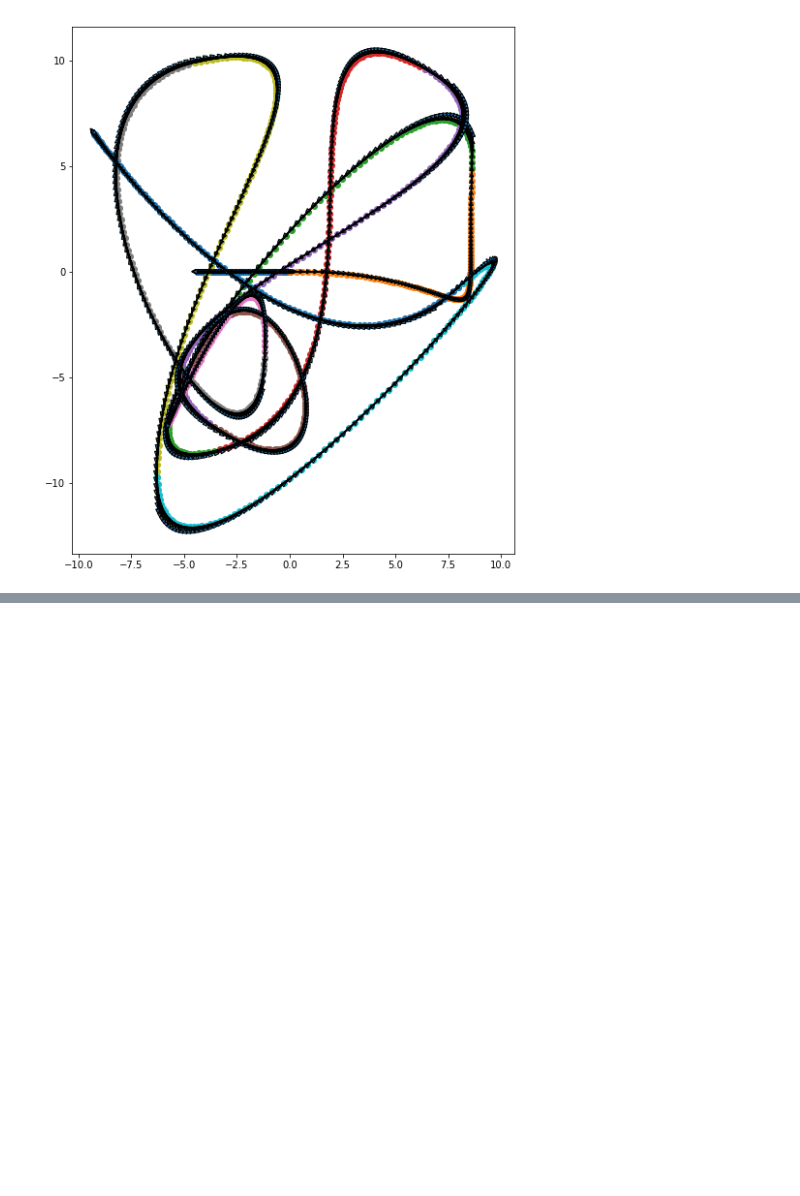
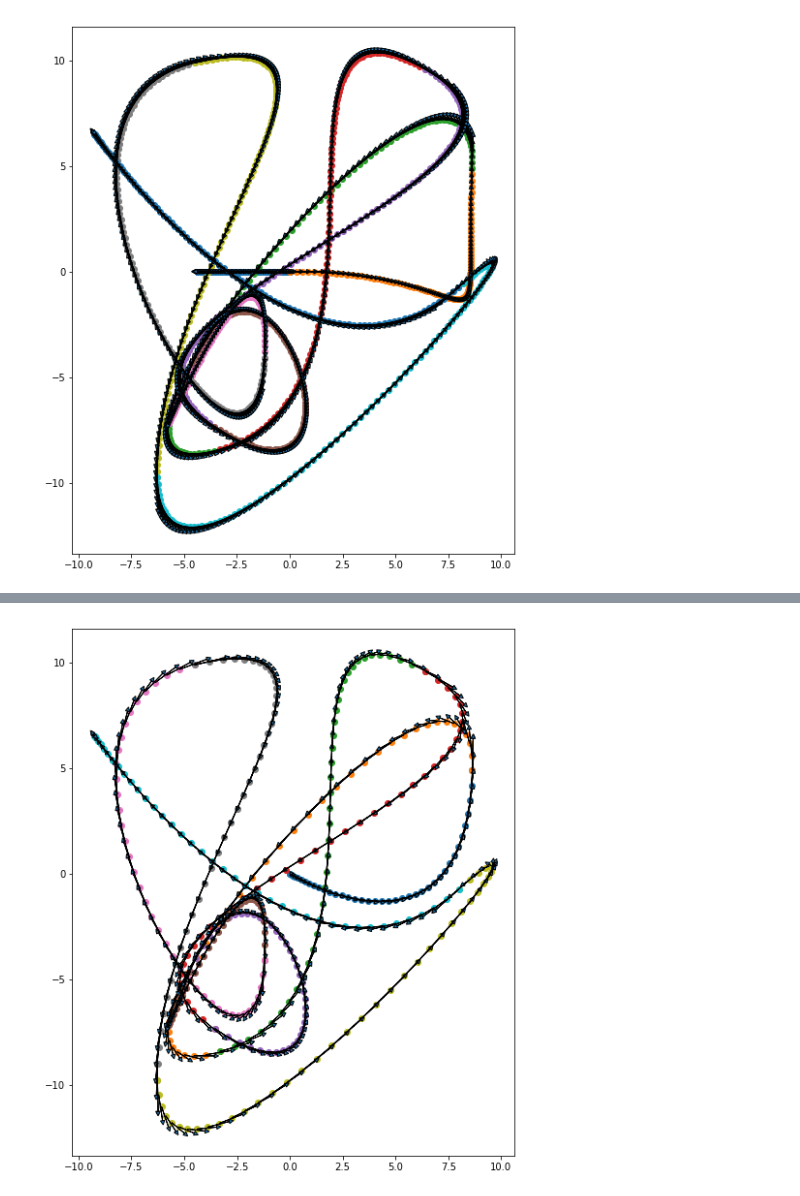
Before and after one commit to jacky-liang/roboopt, a Jupyter notebook: hw2/TrajOpt SB.ipynb, the cells around one changed output, grey strips where cells are left out. Saved outputs shown, nothing was run; the diff lists cells and outputs as text; code cells hidden in the pictures; blank space fills up the shorter version.

```diff
--- a/hw2/TrajOpt SB.ipynb
+++ b/hw2/TrajOpt SB.ipynb
@@ -170,8 +170,8 @@ def cubic_hermite_d(ts, x0, x1, v0, v1):
 # %%
 # define params
 wps_trch = tensor(wps, requires_grad=True)
-seg_times = ones(len(wps) - 1)
-seg_speeds = ones(len(wps) - 1) * 30
+wp_speeds = tensor(np.ones(len(wps) - 2) * 30, requires_grad=True)
+seg_times = tensor(np.ones(len(wps) - 1) * 10, requires_grad=True)
 
 # define bounds
 wps_delta = from_numpy(np.array([CS['waypoint_tol'], CS['waypoint_tol'], np.deg2rad(CS['angle_tol'])]))
@@ -180,3 +180,5 @@ wps_lo, wps_hi = wps_trch - wps_delta, wps_trch + wps_delta
 seg_times_lo = from_numpy(np.linalg.norm(wps[1:, :2] - wps[:-1, :2], axis=1) / CS['max_vel'])
 
 seg_speed_lo, seg_speed_hi = from_numpy(np.array(0)), from_numpy(np.array(CS['max_vel']))
+
+trajs_lo, trajs_hi = from_numpy(CS['xyp_lims_lo']), from_numpy(CS['xyp_lims_hi'])
@@ -186,16 +189,18 @@ n_pts = 40
 # %%
-def gen_trajs(wps, seg_speeds, n_pts):
+def gen_trajs(wps, wp_speeds, n_pts):
     trajs = []
     d_trajs = []
 
     ts = from_numpy(np.linspace(0, 1, n_pts))
+
     vs = torch.stack([torch.cos(wps[:,2]), torch.sin(wps[:,2])]).transpose(0, 1)
+    vs[0] *= 1e-2
+    vs[1:-1] *= torch.unsqueeze(wp_speeds, 1)
+    vs[-1] *= 1e-2
 
-    cur_x = wps[0, :2]
-    cur_v = vs[0]
     for i in range(1, len(wps)):
-        next_x = wps[i, :2]
-        next_v = seg_speeds[i - 1] * vs[i]
+        cur_x, cur_v = wps[i - 1, :2], vs[i - 1]
+        next_x, next_v = wps[i, :2], vs[i]
 
         traj = cubic_hermite(ts, cur_x, next_x, cur_v, next_v)
         trajs.append(traj)
@@ -203,11 +208,9 @@ def gen_trajs(wps, seg_speeds, n_pts):
         d_traj = cubic_hermite_d(ts, cur_x, next_x, cur_v, next_v)
         d_trajs.append(d_traj)
 
-        cur_x, cur_v = next_x, next_v
-
     trajs = torch.stack(trajs)
     d_trajs = torch.stack(d_trajs)
 
     return trajs, d_trajs
 # %%
-trajs, d_trajs = gen_trajs(wps_trch, seg_speeds, n_pts)
+trajs, d_trajs = gen_trajs(wps_trch, wp_speeds, n_pts)
@@ -247,0 +270,4 @@ grad?
+# %%
+plot_trajs(get_numpy(trajs), get_numpy(d_trajs))
+# %% [output]
+[figure, added]
```
Also changed, not shown: parts of 13 cells of this notebook, 1 other file.
